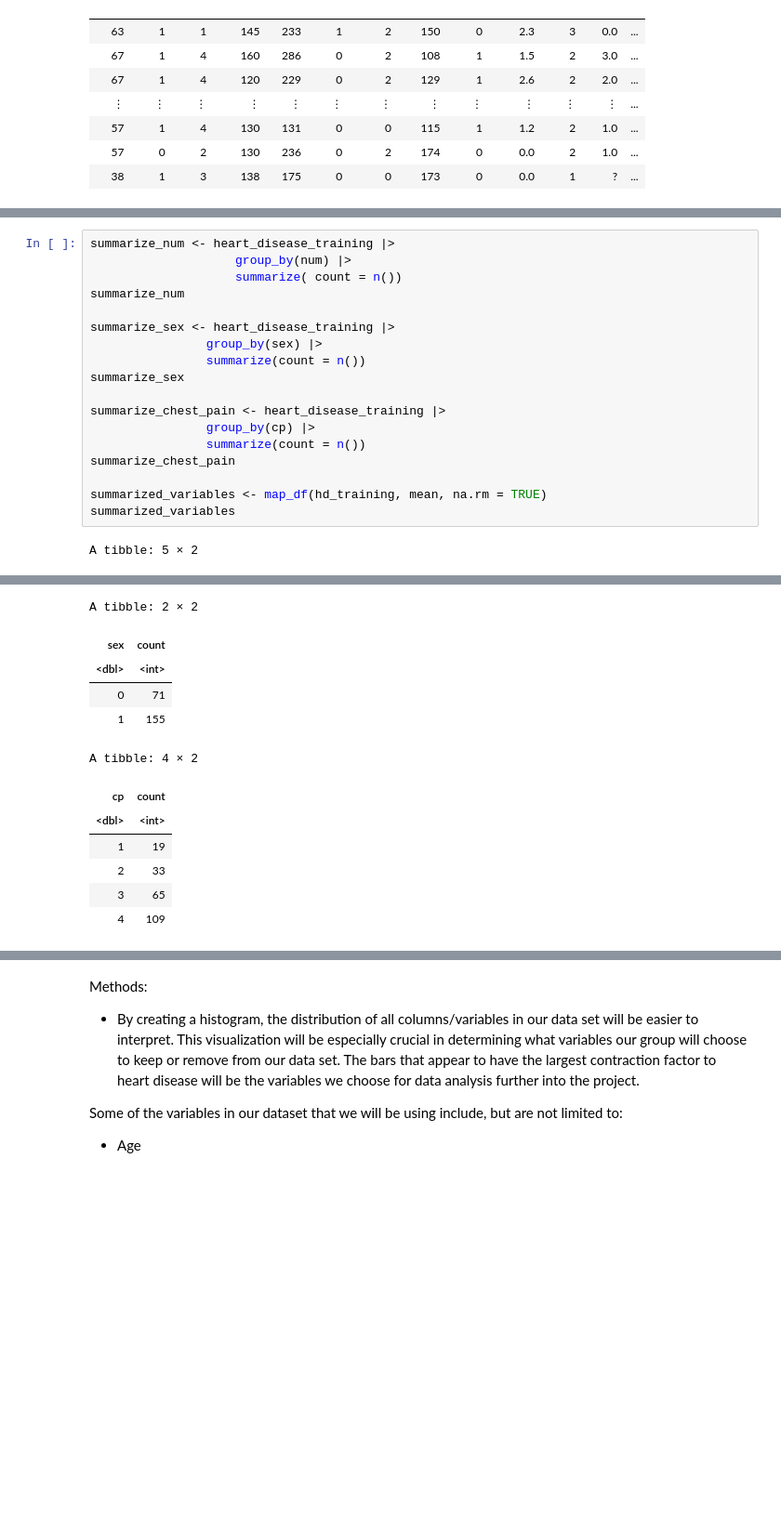
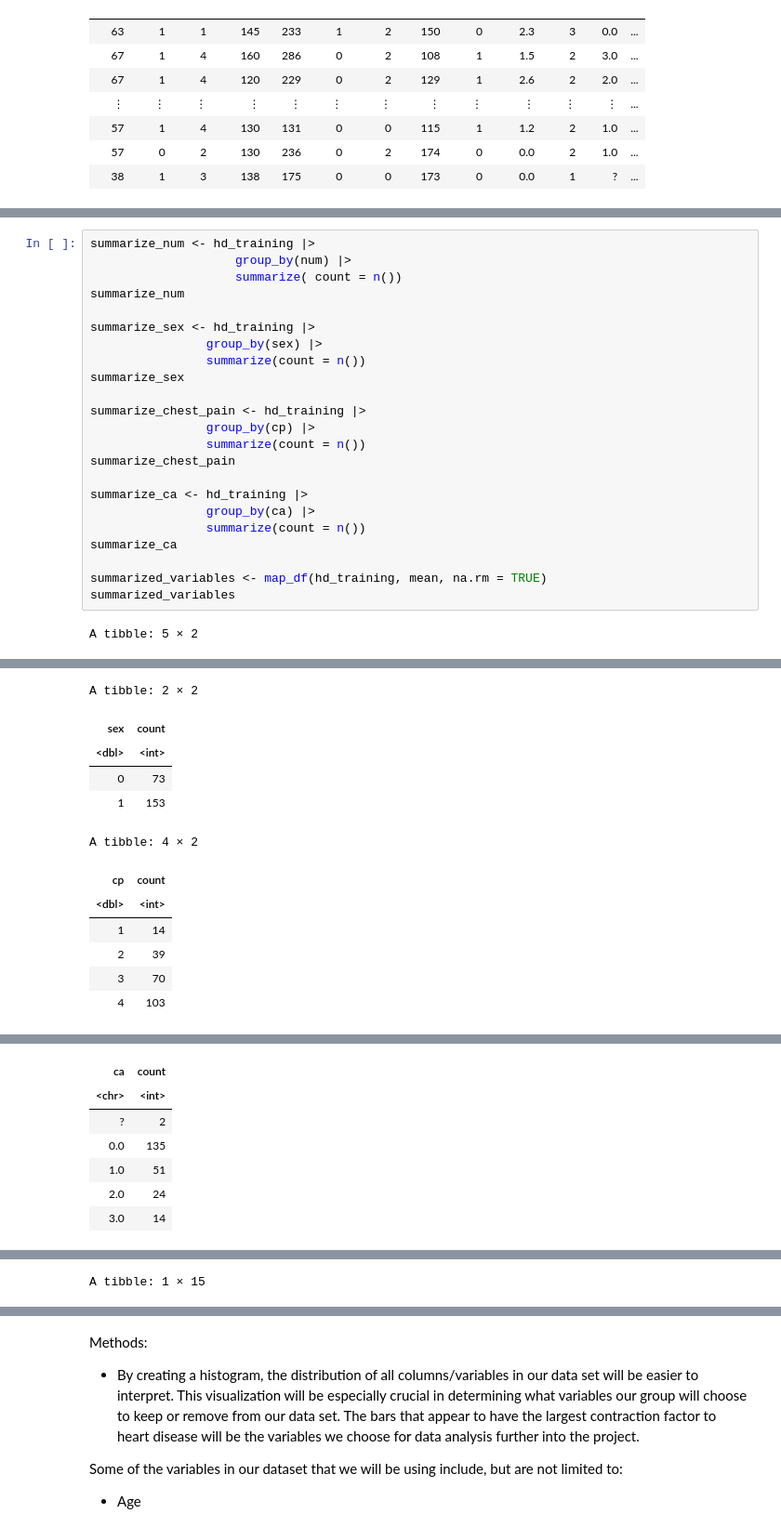
Before and after one commit to acorni02/dsci-100-2022w1-group-4, a Jupyter notebook: group_project_proposal.ipynb, the cells around one changed output, grey strips where cells are left out. Shown at 93% size. Saved outputs shown, nothing was run; the diff lists cells and outputs as text; blank space fills up the shorter version.

```diff
--- a/group_project_proposal.ipynb
+++ b/group_project_proposal.ipynb
@@ -95,19 +95,24 @@ A tibble: 226 × 15
 # %%
-summarize_num <- heart_disease_training |>
+summarize_num <- hd_training |>
                     group_by(num) |>
                     summarize( count = n())
 summarize_num
 
-summarize_sex <- heart_disease_training |>
+summarize_sex <- hd_training |>
                 group_by(sex) |>
                 summarize(count = n())
 summarize_sex
 
-summarize_chest_pain <- heart_disease_training |>
+summarize_chest_pain <- hd_training |>
                 group_by(cp) |>
                 summarize(count = n())
 summarize_chest_pain
 
+summarize_ca <- hd_training |>
+                group_by(ca) |>
+                summarize(count = n())
+summarize_ca
+
 summarized_variables <- map_df(hd_training, mean, na.rm = TRUE)
 summarized_variables
 # %% [output]
@@ -121,13 +126,13 @@ A tibble: 5 × 2
 | 4 | 9 |
 A tibble: 2 × 2
 | sex | count |
 | <dbl> | <int> |
-| 0 | 71 |
-| 1 | 155 |
+| 0 | 73 |
+| 1 | 153 |
 A tibble: 4 × 2
 | cp | count |
 | <dbl> | <int> |
-| 1 | 19 |
-| 2 | 33 |
-| 3 | 65 |
-| 4 | 109 |
+| 1 | 14 |
+| 2 | 39 |
+| 3 | 70 |
+| 4 | 103 |
@@ -141,0 +140,7 @@ Warning message in mean.default(.x[[i]], ...):
+| ca | count |
+| <chr> | <int> |
+| ? | 2 |
+| 0.0 | 135 |
+| 1.0 | 51 |
+| 2.0 | 24 |
+| 3.0 | 14 |
@@ -145,0 +155 @@ A tibble: 1 × 15
+A tibble: 1 × 15
```
Also changed, not shown: parts of 4 cells of this notebook.
